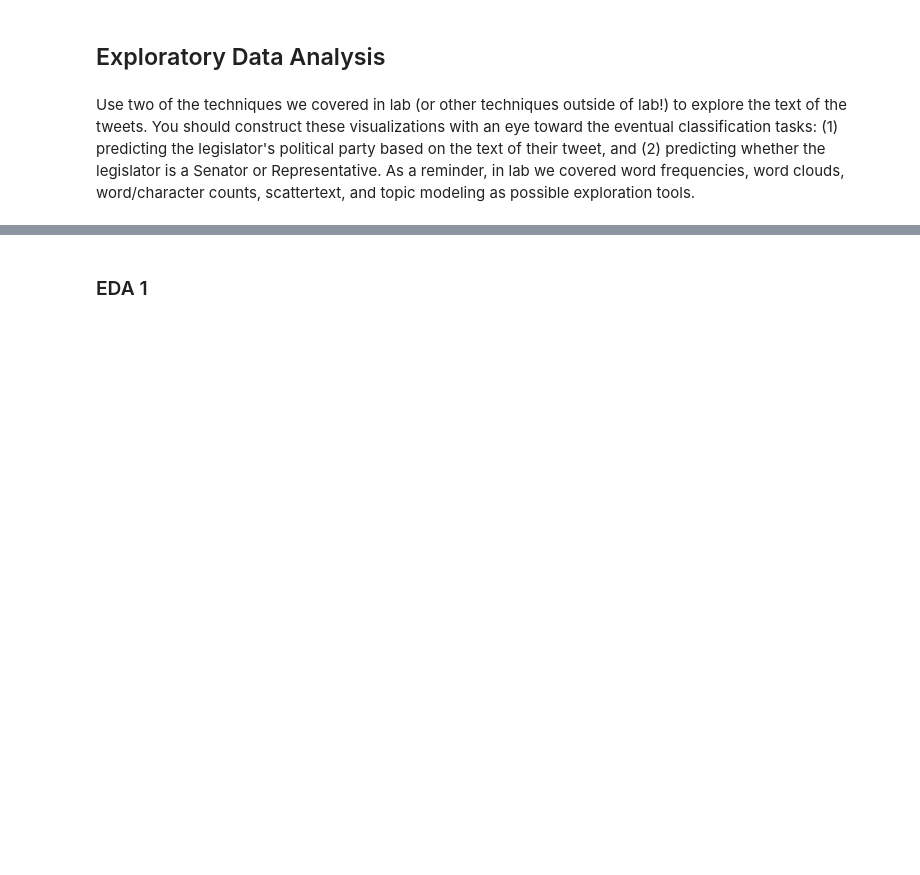
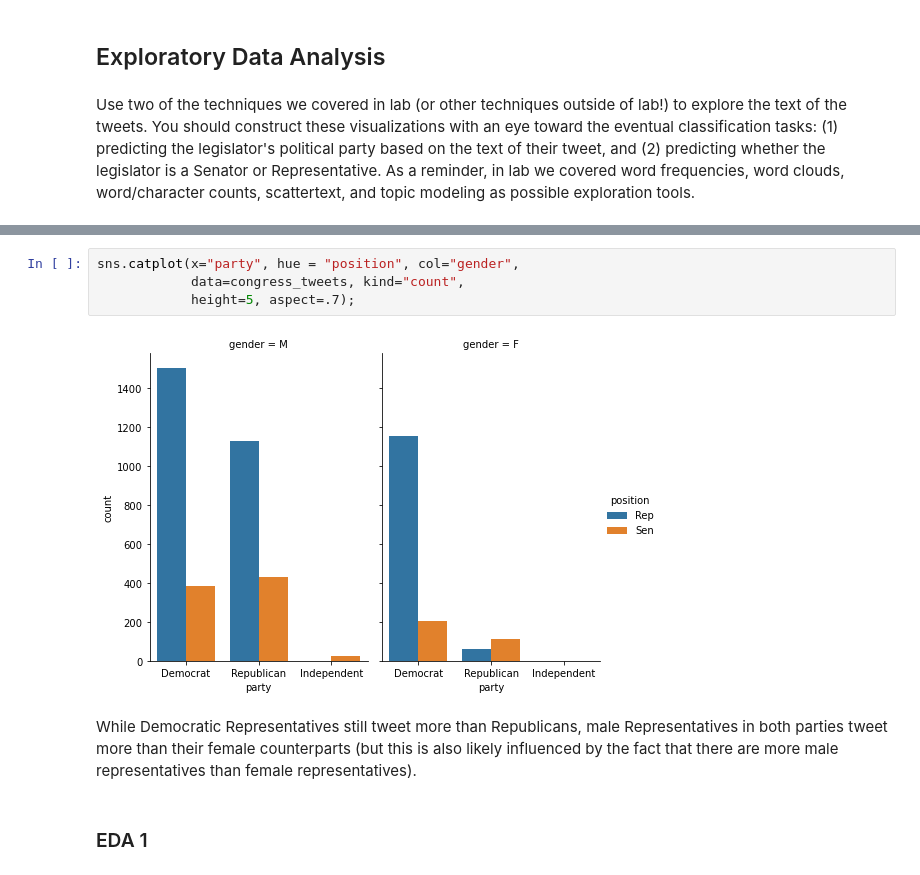
Before and after one commit to lawrence-j-liu/CSS_Project-5_Team-4_Spring-2021, a Jupyter notebook: Project 5 Student.ipynb, the cells around one changed output, grey strips where cells are left out. Cells and saved outputs as stored; diff of their text form; blank space fills up the shorter version.

```diff
--- a/Project 5 Student.ipynb
+++ b/Project 5 Student.ipynb
@@ -186,2 +219,10 @@ Use two of the techniques we covered in lab (or other techniques outside of lab!
+# %%
+sns.catplot(x="party", hue = "position", col="gender",
+            data=congress_tweets, kind="count",
+            height=5, aspect=.7);
+# %% [output]
+[figure, added]
+# %% [markdown]
+While Democratic Representatives still tweet more than Republicans, male Representatives in both parties tweet more than their female counterparts (but this is also likely influenced by the fact that there are more male representatives than female representatives).
 # %% [markdown]
 ### EDA 1
```
Also changed, not shown: parts of 41 cells of this notebook.
